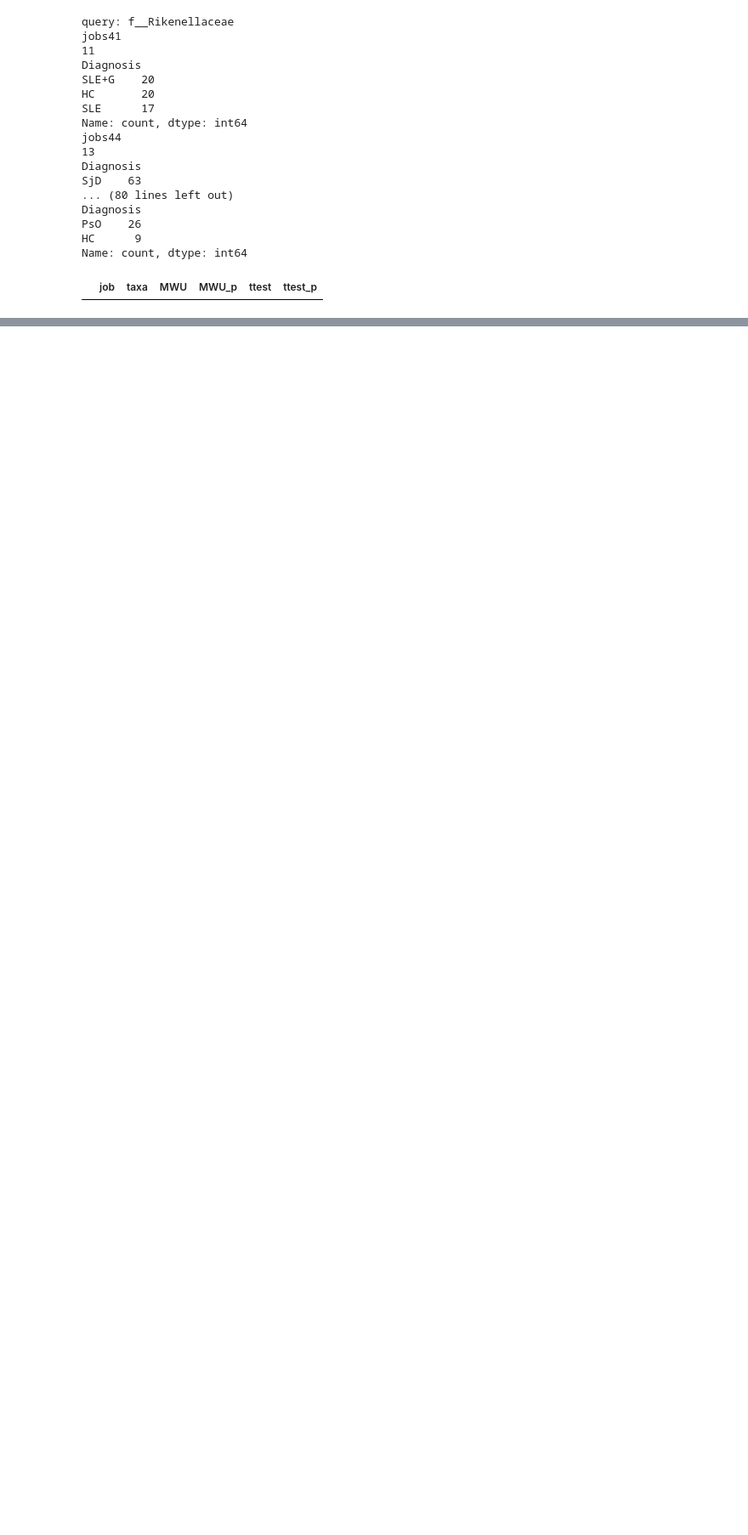
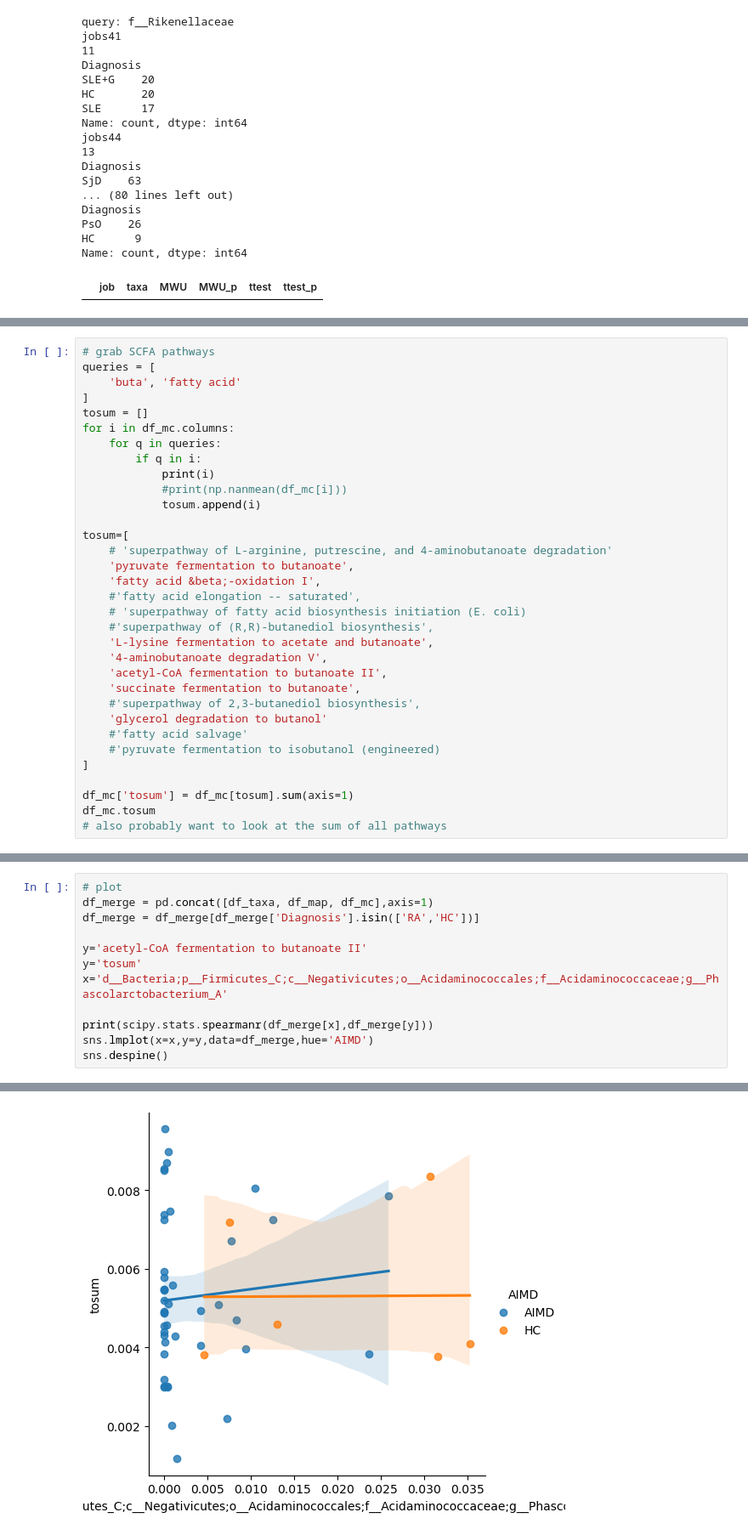
Before and after one commit to kbpi314/ampaim, a Jupyter notebook: code/ampaim_metaanalysis.ipynb, the cells around one changed output, grey strips where cells are left out. Shown at 85% size. Saved outputs shown, nothing was run; the diff lists cells and outputs as text; blank space fills up the shorter version.

```diff
--- a/code/ampaim_metaanalysis.ipynb
+++ b/code/ampaim_metaanalysis.ipynb
@@ -910,0 +1209,33 @@ array([0.29399155, 0.38311672, 0.32289173])
+# %%
+# grab SCFA pathways
+queries = [
+    'buta', 'fatty acid'
+]
+tosum = []
+for i in df_mc.columns:
+    for q in queries:
+        if q in i:
+            print(i)
+            #print(np.nanmean(df_mc[i]))
+            tosum.append(i)
+
+tosum=[
+    # 'superpathway of L-arginine, putrescine, and 4-aminobutanoate degradation'
+    'pyruvate fermentation to butanoate',
+    'fatty acid &beta;-oxidation I',
+    #'fatty acid elongation -- saturated',
+    # 'superpathway of fatty acid biosynthesis initiation (E. coli)
+    #'superpathway of (R,R)-butanediol biosynthesis',
+    'L-lysine fermentation to acetate and butanoate',
+    '4-aminobutanoate degradation V',
+    'acetyl-CoA fermentation to butanoate II',
+    'succinate fermentation to butanoate',
+    #'superpathway of 2,3-butanediol biosynthesis',
+    'glycerol degradation to butanol'
+    #'fatty acid salvage'
+    #'pyruvate fermentation to isobutanol (engineered)
+]
+
+df_mc['tosum'] = df_mc[tosum].sum(axis=1)
+df_mc.tosum
+# also probably want to look at the sum of all pathways
@@ -910,0 +1269,13 @@ array([0.29399155, 0.38311672, 0.32289173])
+# %%
+# plot
+df_merge = pd.concat([df_taxa, df_map, df_mc],axis=1)
+df_merge = df_merge[df_merge['Diagnosis'].isin(['RA','HC'])]
+
+y='acetyl-CoA fermentation to butanoate II'
+y='tosum'
+x='d__Bacteria;p__Firmicutes_C;c__Negativicutes;o__Acidaminococcales;f__Acidaminococcaceae;g__Phascolarctobacterium_A'
+
+print(scipy.stats.spearmanr(df_merge[x],df_merge[y]))
+sns.lmplot(x=x,y=y,data=df_merge,hue='AIMD')
+sns.despine()
+# %% [output]
@@ -910,0 +1283 @@ array([0.29399155, 0.38311672, 0.32289173])
+[figure, added]
```
Also changed, not shown: parts of 35 cells of this notebook, 1 other file.
